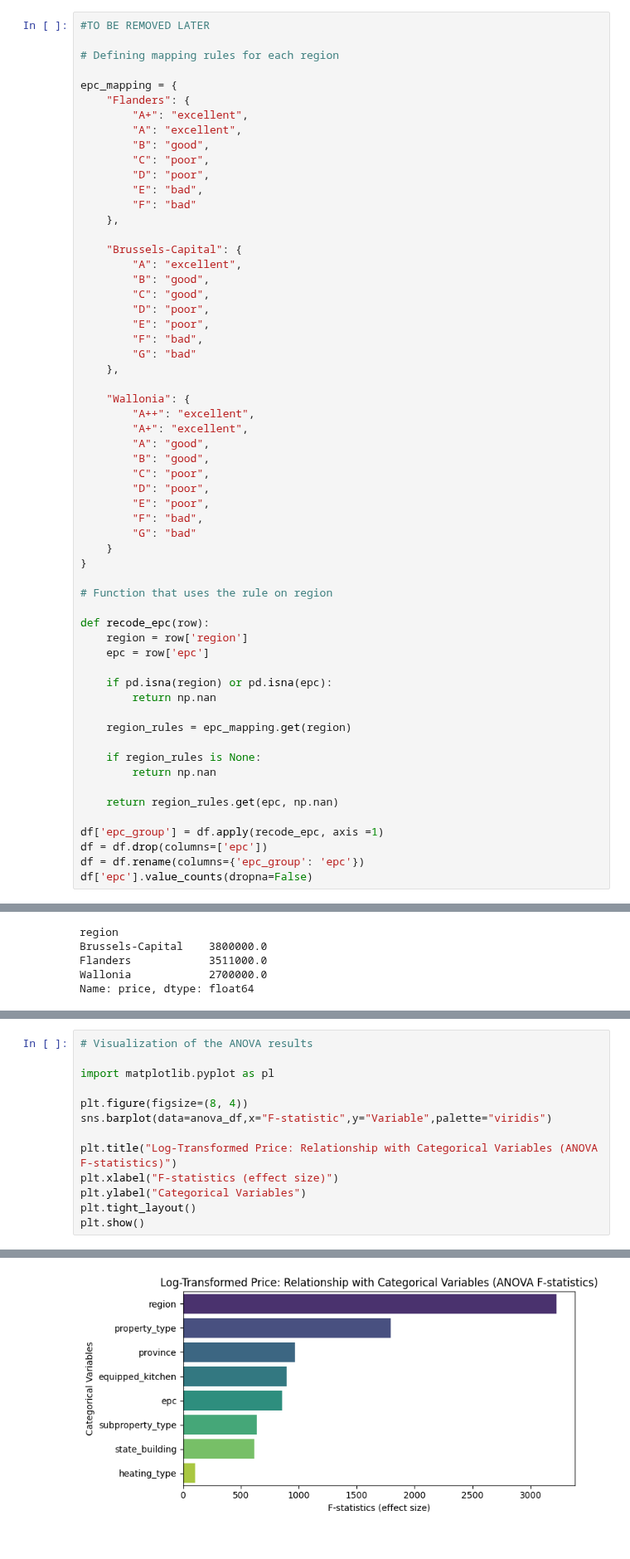
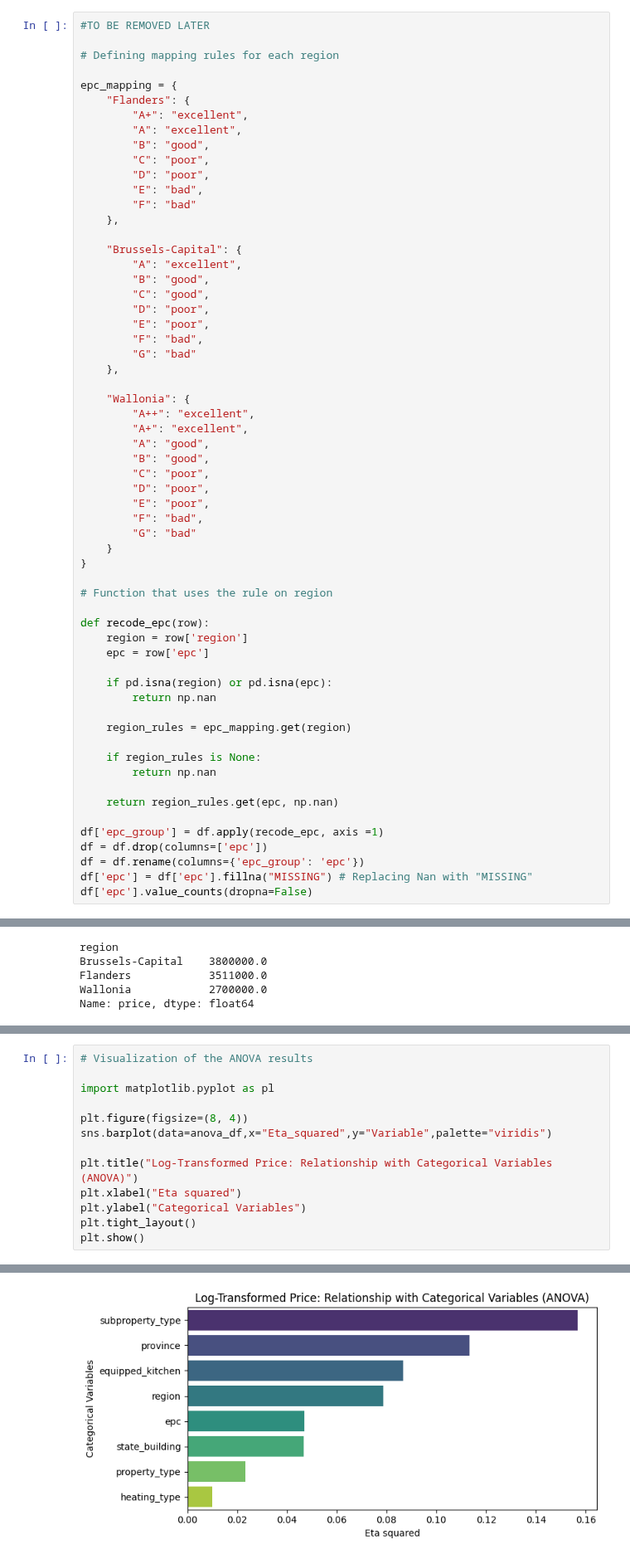
Before and after one commit to Lalovan/Real-estate-price-prediction-Data-analysis, a Jupyter notebook: Anna/04_correlation_analysis.ipynb, the cells around one changed output, grey strips where cells are left out. Shown at 83% size. Drawn from its saved outputs; the diff is of its cells as text.

Commit message:
In ANOVA figure replaced F-statistics with Eta squared (more telling and precise for the purpose of the analysis)

```diff
--- a/Anna/04_correlation_analysis.ipynb
+++ b/Anna/04_correlation_analysis.ipynb
@@ -73,6 +77,7 @@ def recode_epc(row):
 df['epc_group'] = df.apply(recode_epc, axis =1)
 df = df.drop(columns=['epc'])
 df = df.rename(columns={'epc_group': 'epc'})
+df['epc'] = df['epc'].fillna("MISSING") # Replacing Nan with "MISSING"
 df['epc'].value_counts(dropna=False)
 # %% [output]
 epc
@@ -353,10 +371,10 @@ Residual          23258.287100  75506.0          NaN     NaN
 import matplotlib.pyplot as pl
 
 plt.figure(figsize=(8, 4))
-sns.barplot(data=anova_df,x="F-statistic",y="Variable",palette="viridis")
+sns.barplot(data=anova_df,x="Eta_squared",y="Variable",palette="viridis")
 
-plt.title("Log-Transformed Price: Relationship with Categorical Variables (ANOVA F-statistics)")
-plt.xlabel("F-statistics (effect size)")
+plt.title("Log-Transformed Price: Relationship with Categorical Variables (ANOVA)")
+plt.xlabel("Eta squared")
 plt.ylabel("Categorical Variables")
 plt.tight_layout()
 plt.show()
@@ -367,4 +385,4 @@ Passing `palette` without assigning `hue` is deprecated and will be removed in v
-[figure, old version]
+[figure, new version]
 # %%
 # Price vs binary variables -
 
```
Also changed, not shown: parts of 9 cells of this notebook.
